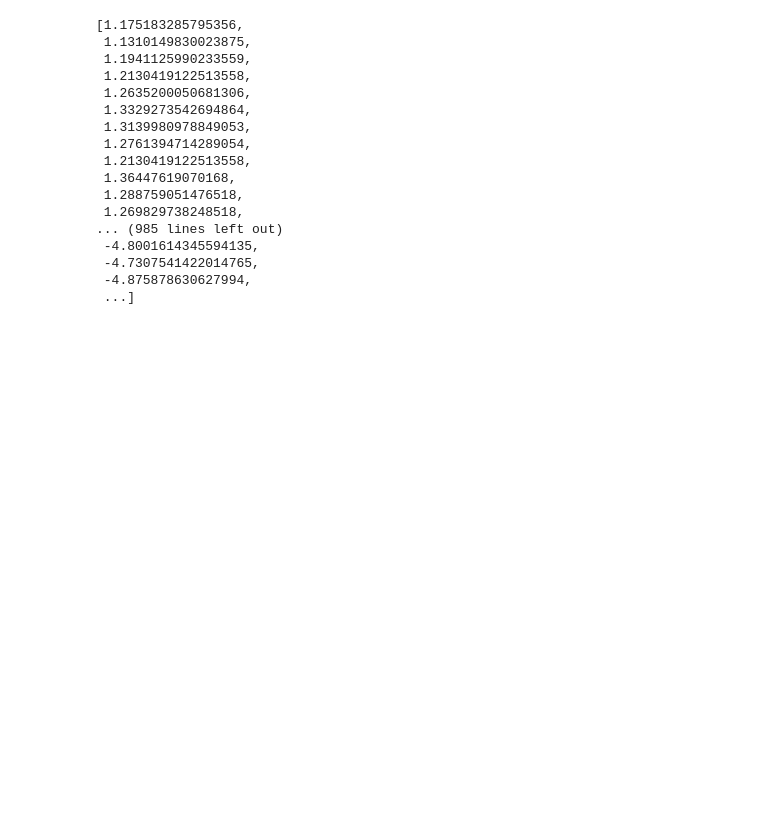
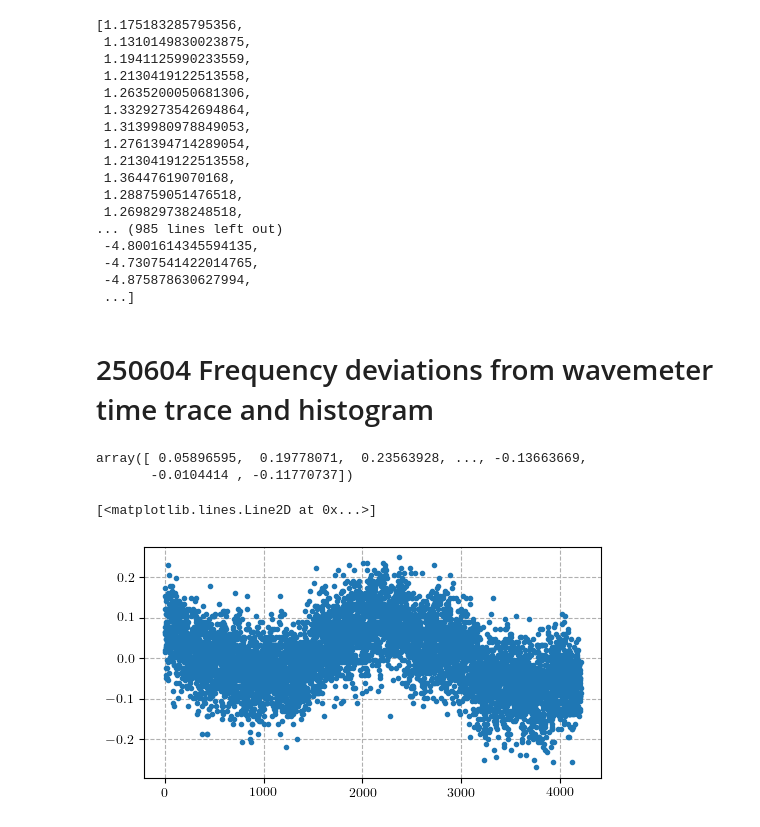
Before and after one commit to hsuchungchuan/Projects, a Jupyter notebook: 221108 PDH Linewidth Plots/221108 Wavelength Drift PDH On vs Off.ipynb, the cells around one changed output. Saved outputs shown, nothing was run; the diff lists cells and outputs as text; code cells hidden in the pictures; blank space fills up the shorter version.

Commit message:
wavelength drift re tune the time center and also replot the FrequencyDeviationLongTermTraceHistorgramTwoColumn for the other data

```diff
--- a/221108 PDH Linewidth Plots/221108 Wavelength Drift PDH On vs Off.ipynb
+++ b/221108 PDH Linewidth Plots/221108 Wavelength Drift PDH On vs Off.ipynb
@@ -344,3 +349,17 @@ plt.savefig('250520 WavelengthDriftPDHOnVsOff.pdf',dpi=300)
  -4.7307541422014765,
  -4.875878630627994,
  ...]
+# %% [markdown]
+# 250604 Frequency deviations from wavemeter time trace and histogram
+# %%
+freq_deviation = (freq[81075:148857]-np.average(freq[81075:148857]))*1e6 # MHz
+freq_deviation = np.array(freq_deviation)
+freq_deviation
+# %% [output]
+array([ 0.05896595,  0.19778071,  0.23563928, ..., -0.13663669,
+       -0.0104414 , -0.11770737])
+# %%
+plt.plot(t[81075:148857][::10]-t[81075],freq_deviation[::10],'.') #MHz
+# %% [output]
+[<matplotlib.lines.Line2D at 0x...>]
+[figure, added]
```
Also changed, not shown: parts of 8 cells of this notebook, 2 other files.
